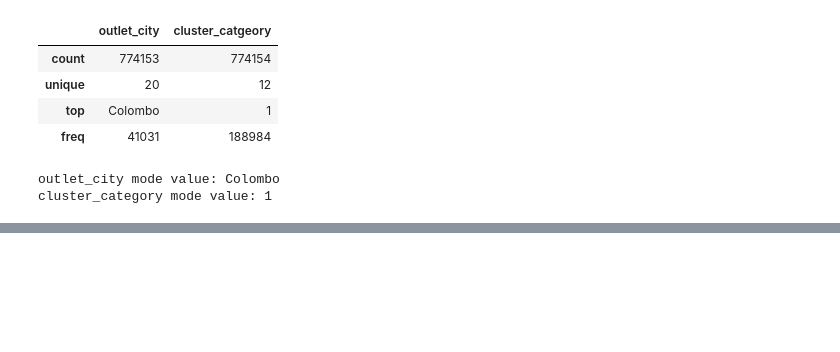
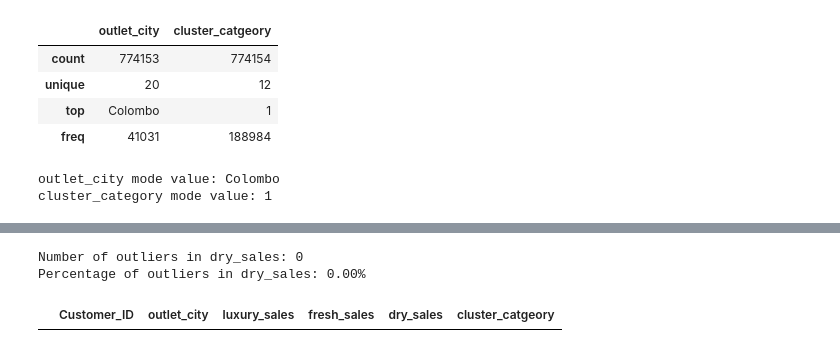
Before and after one commit to Krishnadayal/Data-Science-Project-Lifecycle, a Jupyter notebook: Finalised_Train.ipynb, the cells around one changed output, grey strips where cells are left out. Saved outputs shown, nothing was run; the diff lists cells and outputs as text; code cells hidden in the pictures; blank space fills up the shorter version.

```diff
--- a/Finalised_Train.ipynb
+++ b/Finalised_Train.ipynb
@@ -363,0 +437,15 @@ cluster_category mode value: 1
+# %%
+q1 = train_data["dry_sales"].quantile(0.25)
+q3 = train_data["dry_sales"].quantile(0.75)
+iqr = q3 - q1
+lower_bound = q1 - 1.5 * iqr
+upper_bound = q3 + 1.5 * iqr
+dry_sales_outliers = train_data[(train_data["dry_sales"] < lower_bound) | (train_data["dry_sales"] > upper_bound)]
+print(f"Number of outliers in dry_sales: {len(dry_sales_outliers)}")
+outliers_percentage = (len(dry_sales_outliers) / len(train_data)) * 100
+print(f"Percentage of outliers in dry_sales: {outliers_percentage:.2f}%")
+dry_sales_outliers
+# %% [output]
+Number of outliers in dry_sales: 0
+Percentage of outliers in dry_sales: 0.00%
+|  | Customer_ID | outlet_city | luxury_sales | fresh_sales | dry_sales | cluster_catgeory |
```
Also changed, not shown: parts of 4 cells of this notebook.
